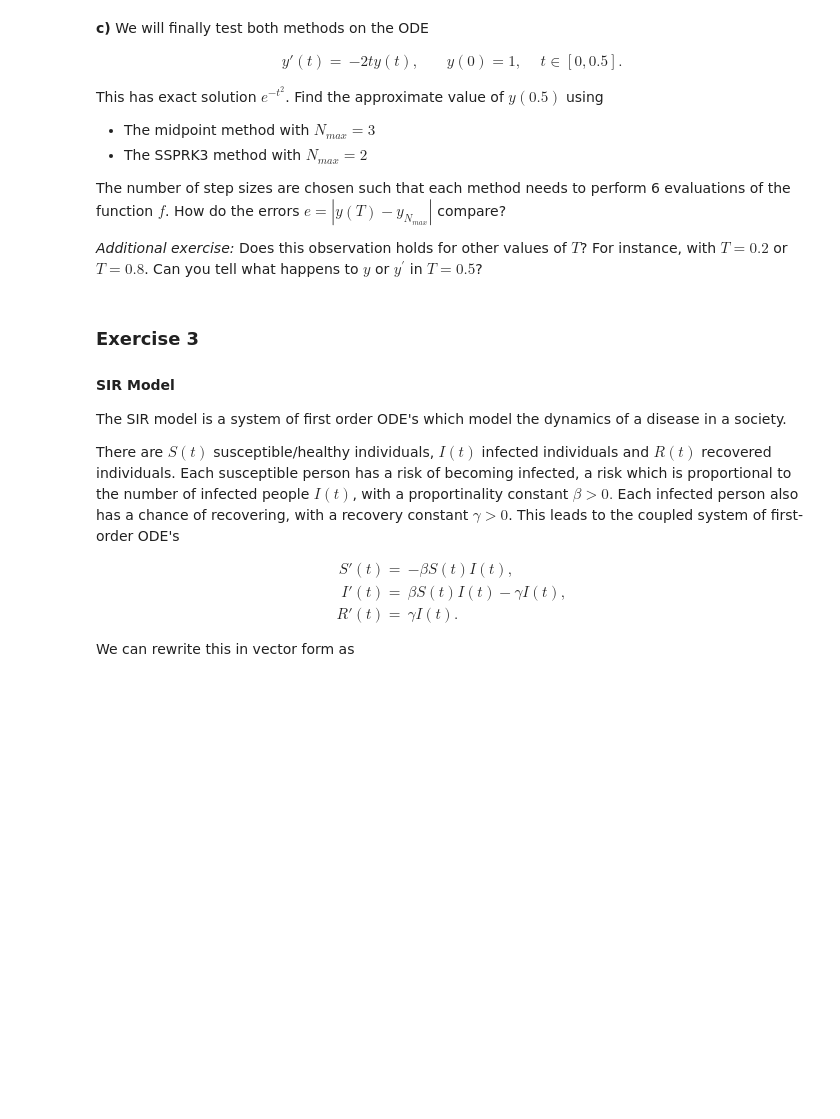
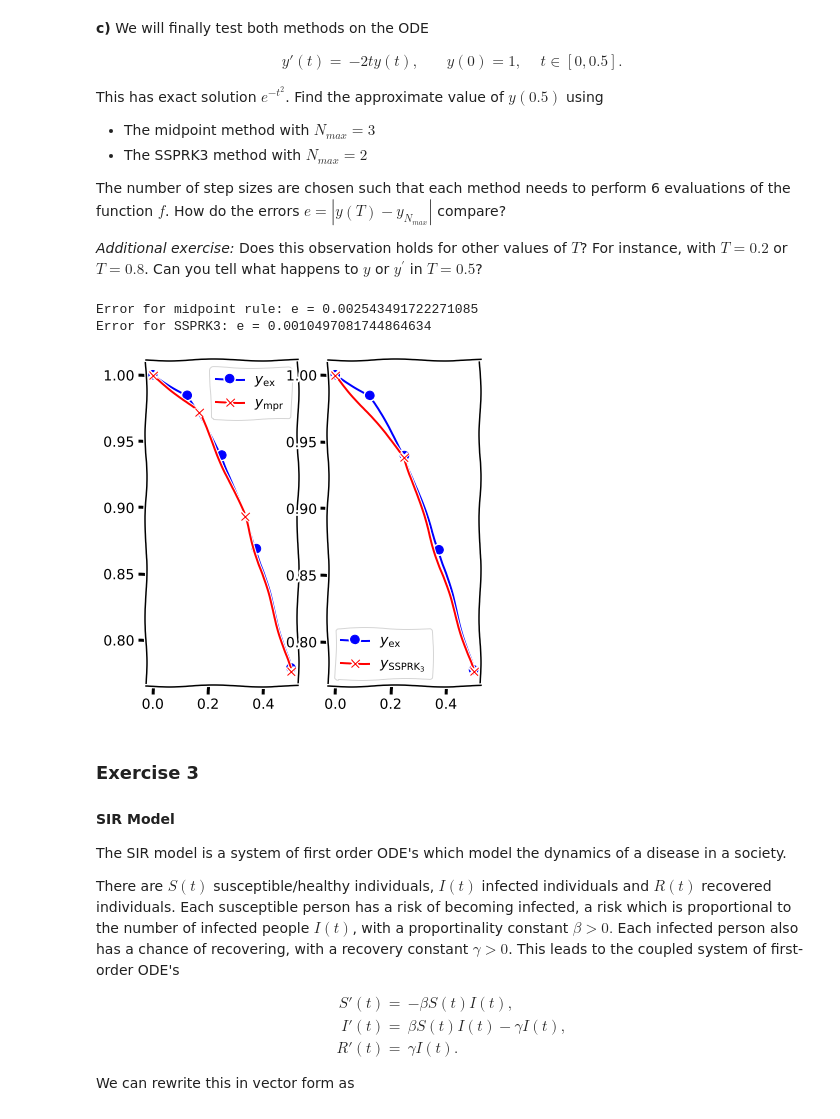
Before and after one commit to erlendps/NTNU, a Jupyter notebook: sem3/matte4d/oving6/21h_exercise_06.ipynb, the cells around one changed output. Cells and saved outputs as stored; diff of their text form; code cells hidden in the pictures; blank space fills up the shorter version.

```diff
--- a/sem3/matte4d/oving6/21h_exercise_06.ipynb
+++ b/sem3/matte4d/oving6/21h_exercise_06.ipynb
@@ -276,6 +350,50 @@ This has exact solution $e^{-t^2}$. Find the approximate value of $y(0.5)$ using
 The number of step sizes are chosen such that each method needs to perform 6 evaluations of the function $f$. How do the errors $e = |y(T) - y_{N_{max}}|$ compare?
 
 _Additional exercise:_ Does this observation holds for other values of $T$? For instance, with $T=0.2$ or $T=0.8$. Can you tell what happens to $y$ or $y^\prime$ in $T=0.5$?
+# %%
+# defining the exact solution
+def y_ex(t):
+    return np.exp(-t**2)
+
+# defining g (right hand side of the equation)
+def g(t, y):
+    return -2*t*y
+
+# initial values
+y0 = 1
+t0 = 0
+T = 0.5
+N_max_mpr = 3
+N_max_ssprk = 2
+
+# solving the IVP
+ts_mpr, ys_mpr = explicit_midpoint_rule(y0, t0, T, g, N_max_mpr)
+ts_ssprk, ys_ssprk = explicit_ssprk3(y0, t0, T, g, N_max_ssprk)
+
+x = np.linspace(0, 0.5, 5)
+ys_ex = []
+for val in x:
+    ys_ex.append(y_ex(val))
+
+
+fig, axes = plt.subplots(1,2)
+axes[0].plot(x, ys_ex, 'bo-')
+axes[0].plot(ts_mpr, ys_mpr, 'rx-')
+axes[0].legend(["$y_{\mathrm{ex}}$", "$y_{\mathrm{mpr}}$" ])
+ts, ys_ssprk3 = explicit_ssprk3(y0, t0, T, f, N_max)
+axes[1].plot(x, ys_ex, 'bo-')
+axes[1].plot(ts_ssprk, ys_ssprk, 'rx-')
+axes[1].legend(["$y_{\mathrm{ex}}$", "$y_{\mathrm{SSPRK_3}}$" ])
+
+e_mpr = np.absolute(y_ex(T) - ys_mpr[-1])
+e_ssprk = np.absolute(y_ex(T) - ys_ssprk[-1])
+
+print(f"Error for midpoint rule: e = {e_mpr}")
+print(f"Error for SSPRK3: e = {e_ssprk}")
+# %% [output]
+Error for midpoint rule: e = 0.002543491722271085
+Error for SSPRK3: e = 0.0010497081744864634
+[figure, added]
 # %% [markdown]
 ### **Exercise 3**
 #### SIR Model
```
Also changed, not shown: parts of 3 cells of this notebook.
